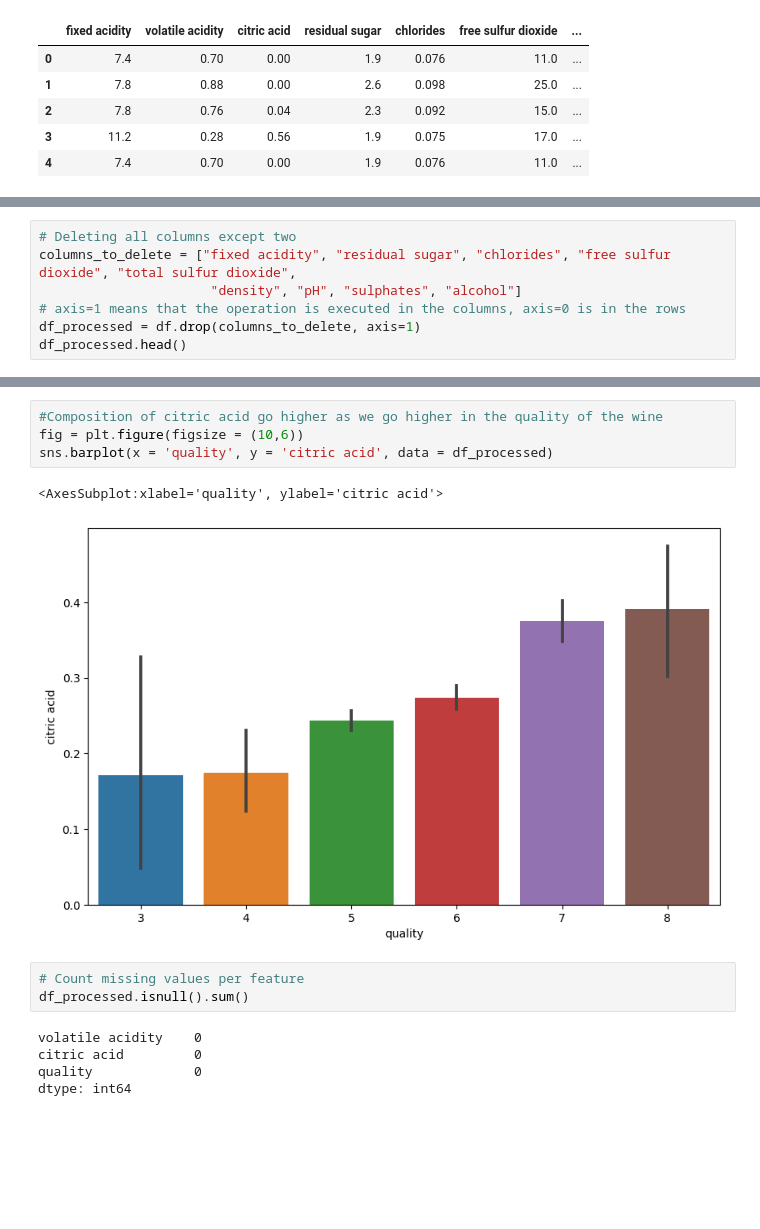
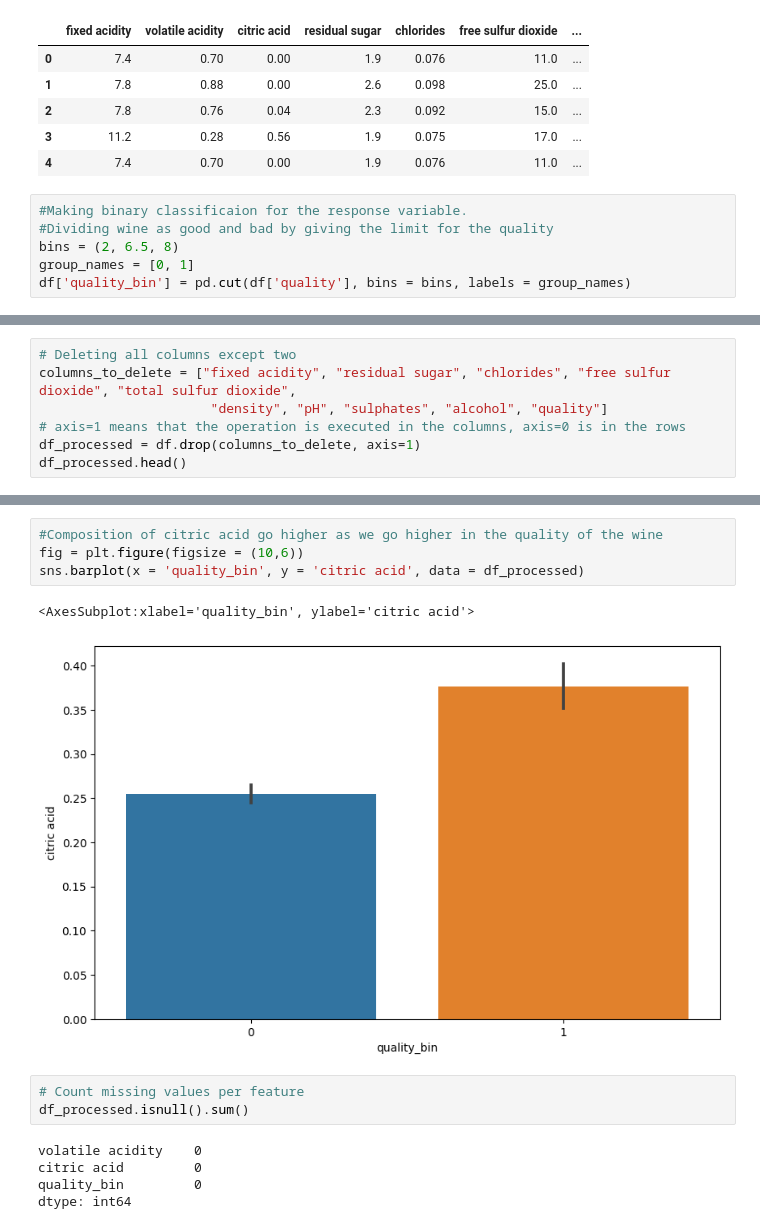
Before and after one commit to Ismail0817/python, a Jupyter notebook: lab3.ipynb, the cells around one changed output, grey strips where cells are left out. Drawn from its saved outputs; the diff is of its cells as text; blank space fills up the shorter version.

```diff
--- a/lab3.ipynb
+++ b/lab3.ipynb
@@ -15,6 +20,12 @@ df.head()
 | 2 | 7.8 | 0.76 | 0.04 | 2.3 | 0.092 | 15.0 | ... |
 | 3 | 11.2 | 0.28 | 0.56 | 1.9 | 0.075 | 17.0 | ... |
 | 4 | 7.4 | 0.70 | 0.00 | 1.9 | 0.076 | 11.0 | ... |
+# %%
+#Making binary classificaion for the response variable.
+#Dividing wine as good and bad by giving the limit for the quality
+bins = (2, 6.5, 8)
+group_names = [0, 1]
+df['quality_bin'] = pd.cut(df['quality'], bins = bins, labels = group_names)
 # %%
 # What is the total size of the dataset?
 df.shape
@@ -46,7 +80,7 @@ memory usage: 150.0 KB
 # %%
 # Deleting all columns except two
 columns_to_delete = ["fixed acidity", "residual sugar", "chlorides", "free sulfur dioxide", "total sulfur dioxide",
-                      "density", "pH", "sulphates", "alcohol"]
+                      "density", "pH", "sulphates", "alcohol", "quality"]
 # axis=1 means that the operation is executed in the columns, axis=0 is in the rows
 df_processed = df.drop(columns_to_delete, axis=1)
 df_processed.head()
@@ -67,17 +101,17 @@ sns.barplot(x = 'quality', y = 'volatile acidity', data = df_processed)
 # %%
 #Composition of citric acid go higher as we go higher in the quality of the wine
 fig = plt.figure(figsize = (10,6))
-sns.barplot(x = 'quality', y = 'citric acid', data = df_processed)
+sns.barplot(x = 'quality_bin', y = 'citric acid', data = df_processed)
 # %% [output]
-<AxesSubplot:xlabel='quality', ylabel='citric acid'>
+<AxesSubplot:xlabel='quality_bin', ylabel='citric acid'>
-[figure, old version]
+[figure, new version]
 # %%
 # Count missing values per feature
 df_processed.isnull().sum()
 # %% [output]
 volatile acidity    0
 citric acid         0
-quality             0
+quality_bin         0
 dtype: int64
 # %%
 # X, y split
```
Also changed, not shown: parts of 22 cells of this notebook.
